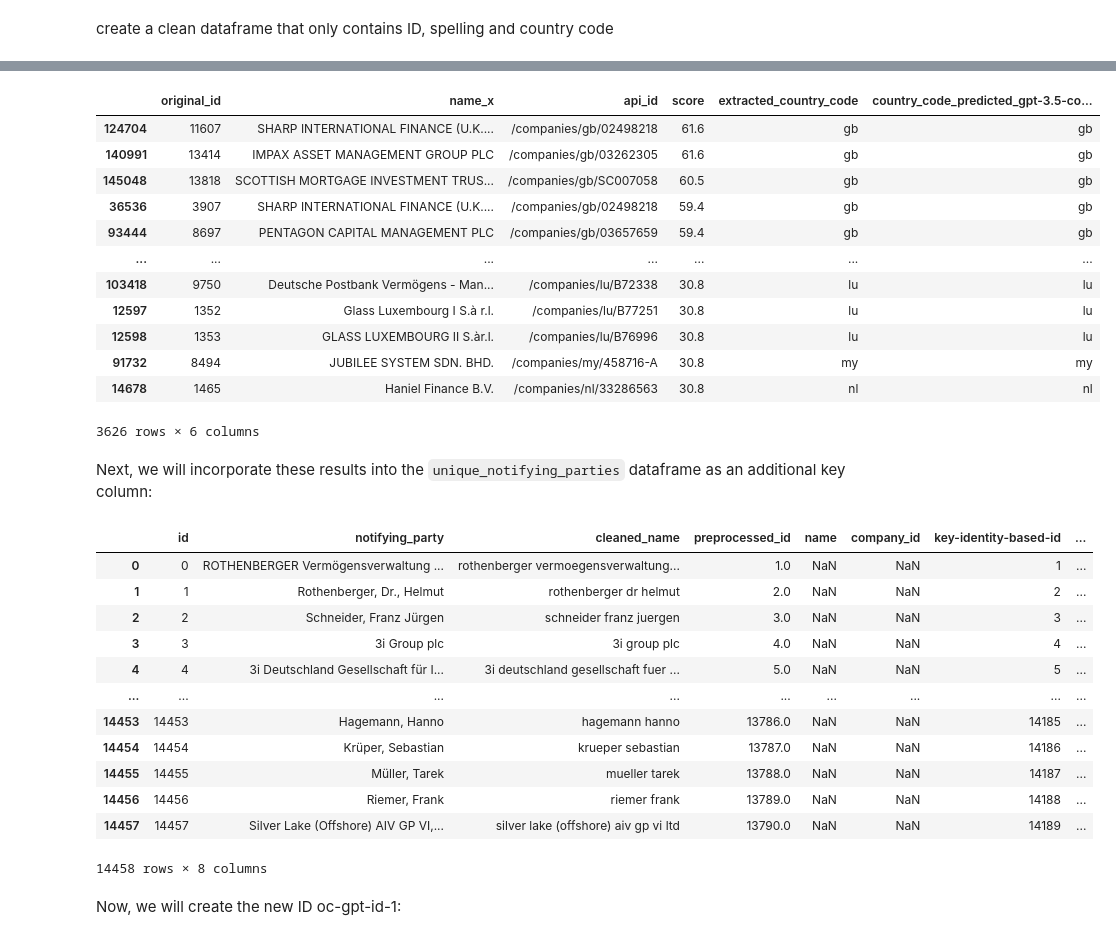
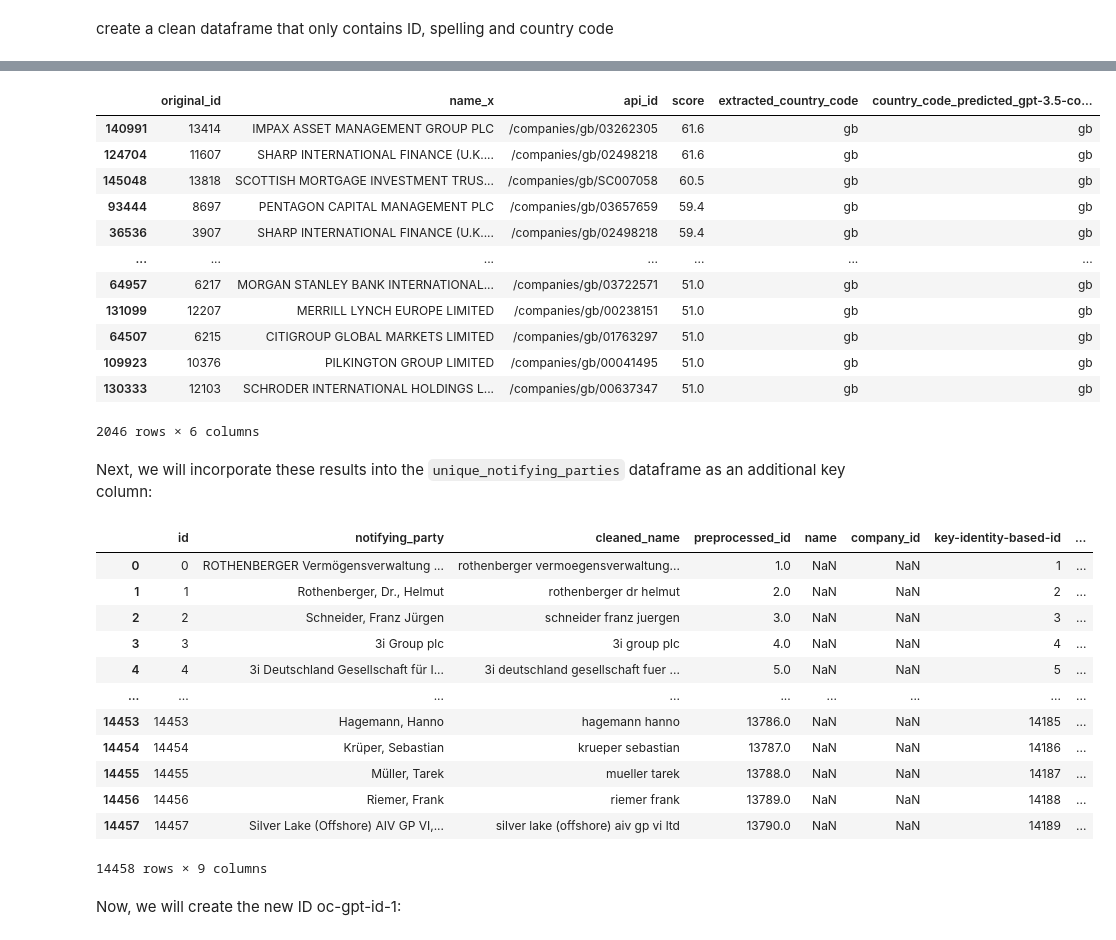
Before and after one commit to KensingtonOscupant/germanyinc-shareholders, a Jupyter notebook: src/exploration.ipynb, the cells around one changed output, grey strips where cells are left out. Cells and saved outputs as stored; diff of their text form; code cells hidden in the pictures.

````diff
--- a/src/exploration.ipynb
+++ b/src/exploration.ipynb
@@ -522,42 +518,42 @@ full_oc_data.head()
 # %%
 # Load the data
 country_code_df = pd.read_csv('../data/231227_oc_data_cc_clean.csv')
 raw_oc_data = pd.read_csv('../data/231226_oc_data_full.csv')
 
 # Extract country code from the api_id column
 raw_oc_data['extracted_country_code'] = raw_oc_data['api_id'].str.extract(r'/companies/([a-z]+)/')
 
 # Merge the dataframes on original_id
 merged_df = pd.merge(raw_oc_data, country_code_df, on='original_id')
 
 # Filter out rows where the extracted country code doesn't match or score is 30 or below
-filtered_df = merged_df[(merged_df['extracted_country_code'] == merged_df['country_code_predicted_gpt-3.5-correct']) & (merged_df['score'] > 30)]
+filtered_df = merged_df[(merged_df['extracted_country_code'] == merged_df['country_code_predicted_gpt-3.5-correct']) & (merged_df['score'] > 50)]
 
 # Find the row with the highest score for each original_id
 result_df = filtered_df.sort_values('score', ascending=False).drop_duplicates('original_id')
 
 # Selecting relevant columns (optional, adjust as needed)
 final_df = result_df[['original_id', 'name_x', 'api_id', 'score', 'extracted_country_code', 'country_code_predicted_gpt-3.5-correct']]
 
 # Save the final DataFrame (optional)
 final_df.to_csv('../data/231227_oc_data_correctly_assigned.csv', index=False)
 
 # Display the first few rows of the final DataFrame
 final_df
 # %% [output]
 |  | original_id | name_x | api_id | score | extracted_country_code | country_code_predicted_gpt-3.5-co... |
+| 140991 | 13414 | IMPAX ASSET MANAGEMENT GROUP PLC | /companies/gb/03262305 | 61.6 | gb | gb |
 | 124704 | 11607 | SHARP INTERNATIONAL FINANCE (U.K.... | /companies/gb/02498218 | 61.6 | gb | gb |
-| 140991 | 13414 | IMPAX ASSET MANAGEMENT GROUP PLC | /companies/gb/03262305 | 61.6 | gb | gb |
 | 145048 | 13818 | SCOTTISH MORTGAGE INVESTMENT TRUS... | /companies/gb/SC007058 | 60.5 | gb | gb |
+| 93444 | 8697 | PENTAGON CAPITAL MANAGEMENT PLC | /companies/gb/03657659 | 59.4 | gb | gb |
 | 36536 | 3907 | SHARP INTERNATIONAL FINANCE (U.K.... | /companies/gb/02498218 | 59.4 | gb | gb |
-| 93444 | 8697 | PENTAGON CAPITAL MANAGEMENT PLC | /companies/gb/03657659 | 59.4 | gb | gb |
 | ... | ... | ... | ... | ... | ... | ... |
-| 103418 | 9750 | Deutsche Postbank Vermögens - Man... | /companies/lu/B72338 | 30.8 | lu | lu |
-| 12597 | 1352 | Glass Luxembourg I S.à r.l. | /companies/lu/B77251 | 30.8 | lu | lu |
-| 12598 | 1353 | GLASS LUXEMBOURG II S.àr.l. | /companies/lu/B76996 | 30.8 | lu | lu |
-| 91732 | 8494 | JUBILEE SYSTEM SDN. BHD. | /companies/my/458716-A | 30.8 | my | my |
-| 14678 | 1465 | Haniel Finance B.V. | /companies/nl/33286563 | 30.8 | nl | nl |
+| 64957 | 6217 | MORGAN STANLEY BANK INTERNATIONAL... | /companies/gb/03722571 | 51.0 | gb | gb |
+| 131099 | 12207 | MERRILL LYNCH EUROPE LIMITED | /companies/gb/00238151 | 51.0 | gb | gb |
+| 64507 | 6215 | CITIGROUP GLOBAL MARKETS LIMITED | /companies/gb/01763297 | 51.0 | gb | gb |
+| 109923 | 10376 | PILKINGTON GROUP LIMITED | /companies/gb/00041495 | 51.0 | gb | gb |
+| 130333 | 12103 | SCHRODER INTERNATIONAL HOLDINGS L... | /companies/gb/00637347 | 51.0 | gb | gb |
-3626 rows × 6 columns
+2046 rows × 6 columns
 # %% [markdown]
 Next, we will incorporate these results into the ```unique_notifying_parties``` dataframe as an additional key column:
 # %%
@@ -565,7 +561,7 @@ oc_gpt_df = pd.read_csv('../data/231227_oc_data_correctly_assigned.csv')
 
 # add oc_gpt_df to unique_notifying_parties, join on id of unique_notifying_parties and original_id of oc_gpt_df
 unique_notifying_parties_enhanced = unique_notifying_parties.merge(
-    oc_gpt_df[['original_id', 'api_id']],
+    oc_gpt_df[['original_id', 'score', 'api_id']],
     left_on='id',
     right_on='original_id',
     how='left'
@@ -588,7 +584,7 @@ unique_notifying_parties_enhanced
 | 14455 | 14455 | Müller, Tarek | mueller tarek | 13788.0 | NaN | NaN | 14187 | ... |
 | 14456 | 14456 | Riemer, Frank | riemer frank | 13789.0 | NaN | NaN | 14188 | ... |
 | 14457 | 14457 | Silver Lake (Offshore) AIV GP VI,... | silver lake (offshore) aiv gp vi ltd | 13790.0 | NaN | NaN | 14189 | ... |
-14458 rows × 8 columns
+14458 rows × 9 columns
 # %% [markdown]
 Now, we will create the new ID oc-gpt-id-1:
 # %%
````
Also changed, not shown: parts of 10 cells of this notebook.
